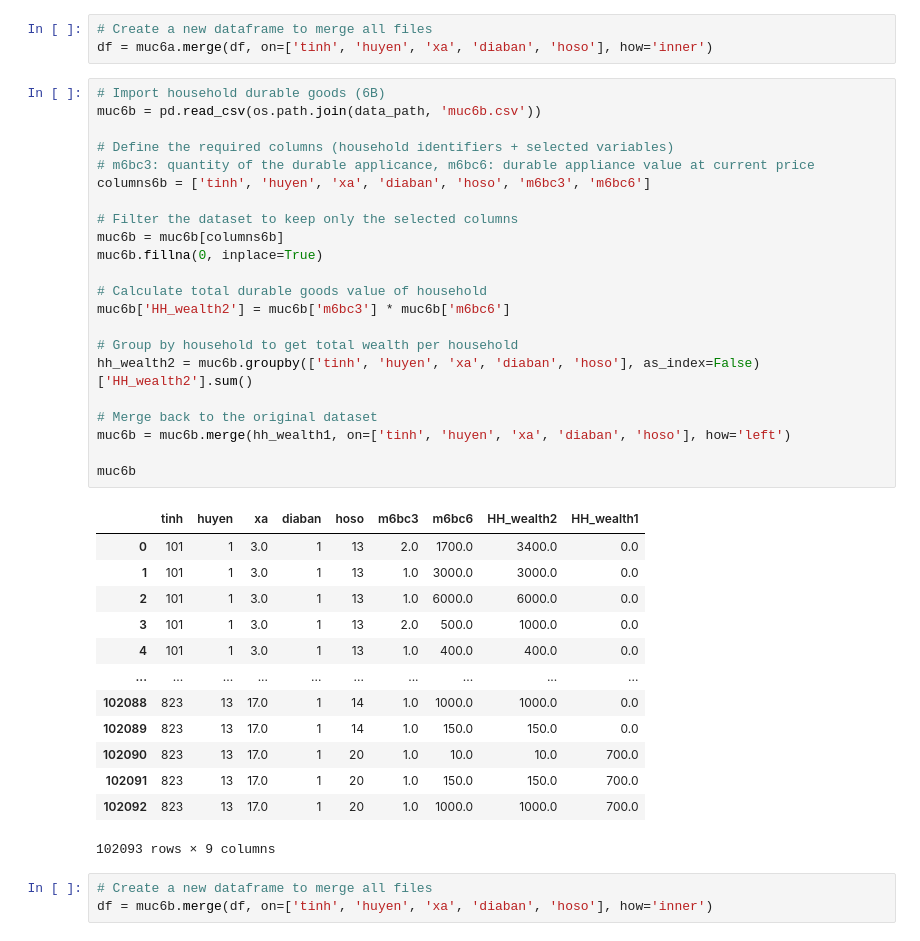
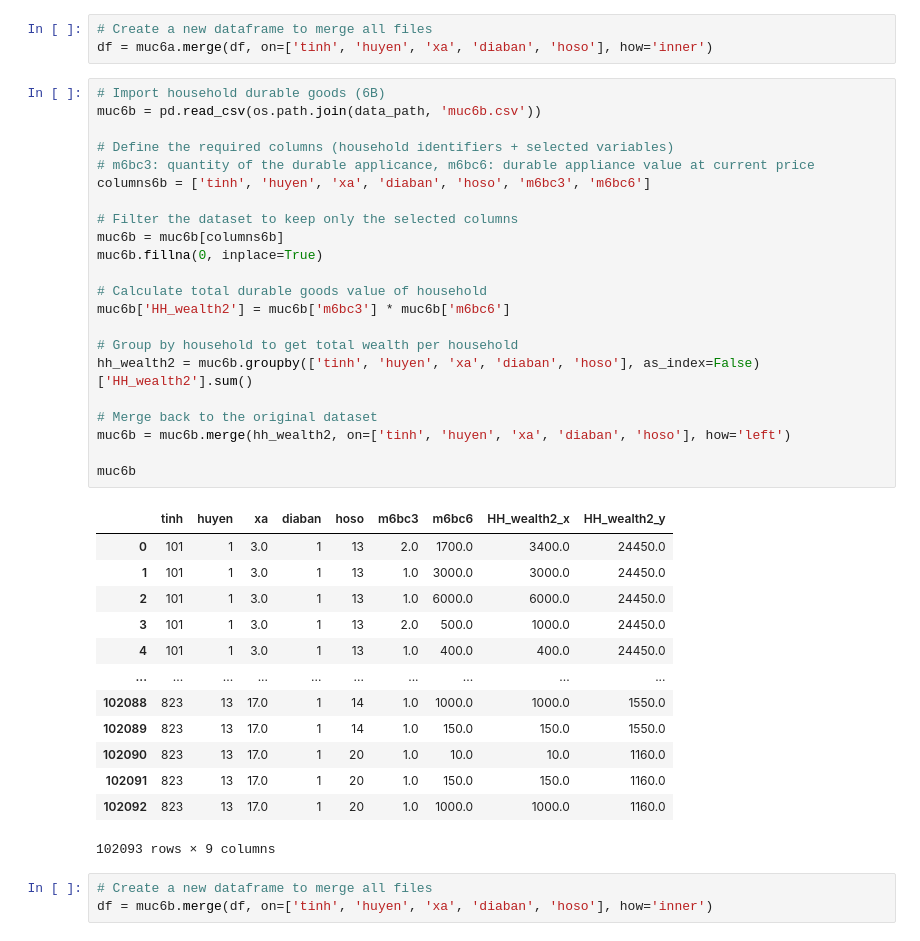
Before and after one commit to Thuan509/Dynamic-Macroeconomics, a Jupyter notebook: PS2_Code/Household Model/data_process.ipynb, the cells around one changed output. Cells and saved outputs as stored; diff of their text form.

```diff
--- a/PS2_Code/Household Model/data_process.ipynb
+++ b/PS2_Code/Household Model/data_process.ipynb
@@ -542,38 +561,38 @@ df = muc6a.merge(df, on=['tinh', 'huyen', 'xa', 'diaban', 'hoso'], how='inner')
 # %%
 # Import household durable goods (6B)
 muc6b = pd.read_csv(os.path.join(data_path, 'muc6b.csv'))
 
 # Define the required columns (household identifiers + selected variables)
 # m6bc3: quantity of the durable applicance, m6bc6: durable appliance value at current price
 columns6b = ['tinh', 'huyen', 'xa', 'diaban', 'hoso', 'm6bc3', 'm6bc6']
 
 # Filter the dataset to keep only the selected columns
 muc6b = muc6b[columns6b]
 muc6b.fillna(0, inplace=True)
 
 # Calculate total durable goods value of household
 muc6b['HH_wealth2'] = muc6b['m6bc3'] * muc6b['m6bc6']
 
 # Group by household to get total wealth per household
 hh_wealth2 = muc6b.groupby(['tinh', 'huyen', 'xa', 'diaban', 'hoso'], as_index=False)['HH_wealth2'].sum()
 
 # Merge back to the original dataset
-muc6b = muc6b.merge(hh_wealth1, on=['tinh', 'huyen', 'xa', 'diaban', 'hoso'], how='left')
+muc6b = muc6b.merge(hh_wealth2, on=['tinh', 'huyen', 'xa', 'diaban', 'hoso'], how='left')
 
 muc6b
 # %% [output]
-|  | tinh | huyen | xa | diaban | hoso | m6bc3 | m6bc6 | HH_wealth2 | HH_wealth1 |
-| 0 | 101 | 1 | 3.0 | 1 | 13 | 2.0 | 1700.0 | 3400.0 | 0.0 |
-| 1 | 101 | 1 | 3.0 | 1 | 13 | 1.0 | 3000.0 | 3000.0 | 0.0 |
-| 2 | 101 | 1 | 3.0 | 1 | 13 | 1.0 | 6000.0 | 6000.0 | 0.0 |
-| 3 | 101 | 1 | 3.0 | 1 | 13 | 2.0 | 500.0 | 1000.0 | 0.0 |
-| 4 | 101 | 1 | 3.0 | 1 | 13 | 1.0 | 400.0 | 400.0 | 0.0 |
+|  | tinh | huyen | xa | diaban | hoso | m6bc3 | m6bc6 | HH_wealth2_x | HH_wealth2_y |
+| 0 | 101 | 1 | 3.0 | 1 | 13 | 2.0 | 1700.0 | 3400.0 | 24450.0 |
+| 1 | 101 | 1 | 3.0 | 1 | 13 | 1.0 | 3000.0 | 3000.0 | 24450.0 |
+| 2 | 101 | 1 | 3.0 | 1 | 13 | 1.0 | 6000.0 | 6000.0 | 24450.0 |
+| 3 | 101 | 1 | 3.0 | 1 | 13 | 2.0 | 500.0 | 1000.0 | 24450.0 |
+| 4 | 101 | 1 | 3.0 | 1 | 13 | 1.0 | 400.0 | 400.0 | 24450.0 |
 | ... | ... | ... | ... | ... | ... | ... | ... | ... | ... |
-| 102088 | 823 | 13 | 17.0 | 1 | 14 | 1.0 | 1000.0 | 1000.0 | 0.0 |
-| 102089 | 823 | 13 | 17.0 | 1 | 14 | 1.0 | 150.0 | 150.0 | 0.0 |
-| 102090 | 823 | 13 | 17.0 | 1 | 20 | 1.0 | 10.0 | 10.0 | 700.0 |
-| 102091 | 823 | 13 | 17.0 | 1 | 20 | 1.0 | 150.0 | 150.0 | 700.0 |
-| 102092 | 823 | 13 | 17.0 | 1 | 20 | 1.0 | 1000.0 | 1000.0 | 700.0 |
+| 102088 | 823 | 13 | 17.0 | 1 | 14 | 1.0 | 1000.0 | 1000.0 | 1550.0 |
+| 102089 | 823 | 13 | 17.0 | 1 | 14 | 1.0 | 150.0 | 150.0 | 1550.0 |
+| 102090 | 823 | 13 | 17.0 | 1 | 20 | 1.0 | 10.0 | 10.0 | 1160.0 |
+| 102091 | 823 | 13 | 17.0 | 1 | 20 | 1.0 | 150.0 | 150.0 | 1160.0 |
+| 102092 | 823 | 13 | 17.0 | 1 | 20 | 1.0 | 1000.0 | 1000.0 | 1160.0 |
 102093 rows × 9 columns
 # %%
 # Create a new dataframe to merge all files
```
Also changed, not shown: parts of 7 cells of this notebook, 35 other files.
